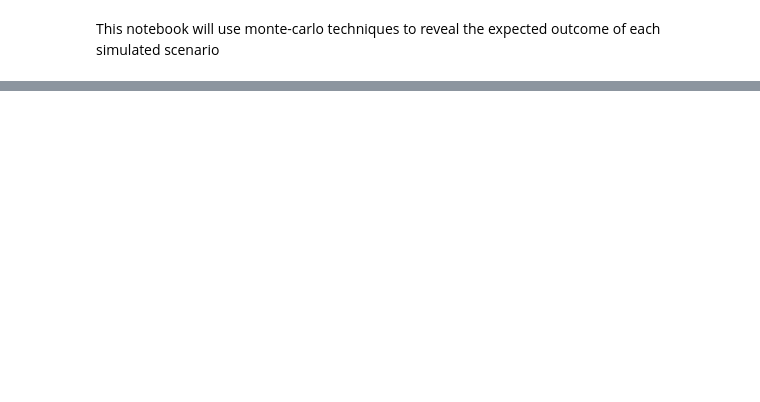
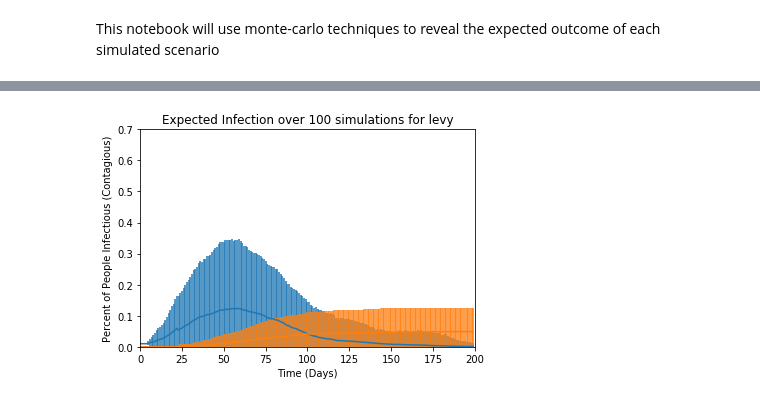
Before and after one commit to PhilipFelizarta/Spatially-Extended-SIR-Modeling, a Jupyter notebook: Monte-Carlo Analysis.ipynb, the cells around one changed output, grey strips where cells are left out. Drawn from its saved outputs; the diff is of its cells as text; code cells hidden in the pictures; blank space fills up the shorter version.

```diff
--- a/Monte-Carlo Analysis.ipynb
+++ b/Monte-Carlo Analysis.ipynb
@@ -173,0 +192,6 @@ plot_error(X, Y, Y_sq, "levy", c=256)
+# %%
+X, Y, Y_sq, Z, Z_sq = monte_carlo_sim(a, N, steps, R, dist, mu, 0.0, 0.0, inc, behav="levy", sims=sims, mr=mr)
+# %%
+plot_error(X, Y, Y_sq, Z, Z_sq, "levy", c=64)
+# %% [output]
+[figure, added]
```
Also changed, not shown: parts of 12 cells of this notebook.
